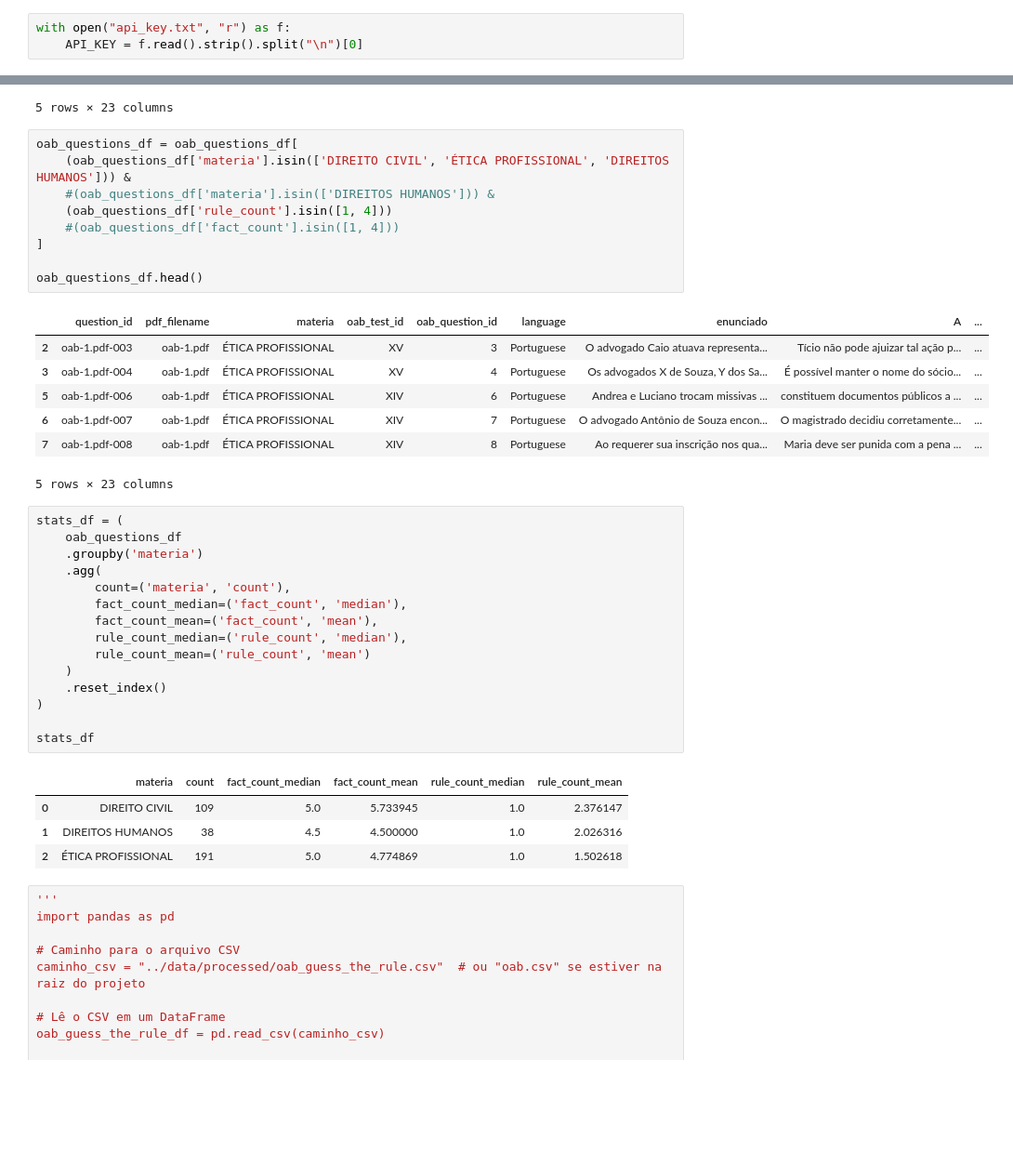
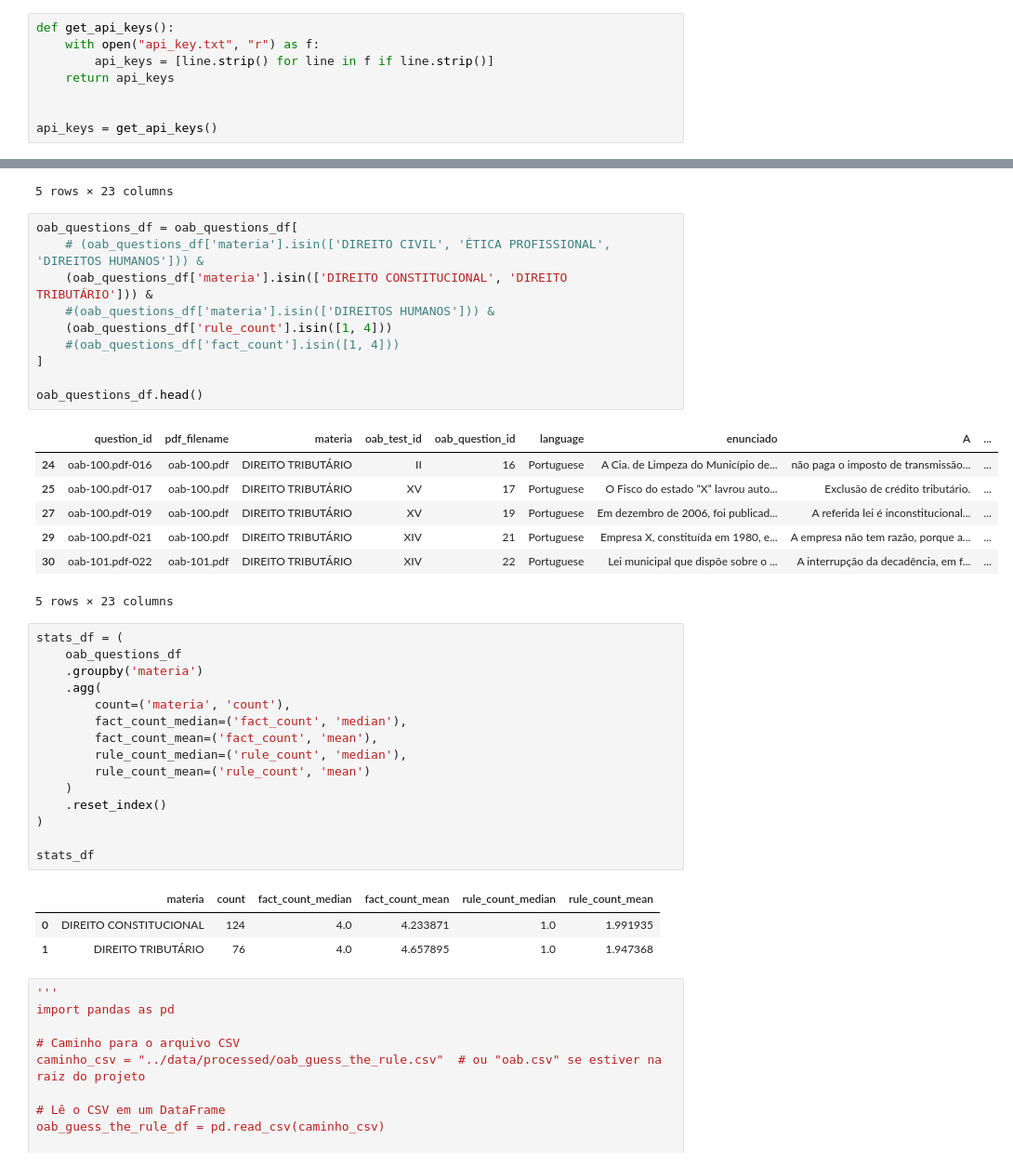
Before and after one commit to pcalais/law-cognitive-structure, a Jupyter notebook: notebooks/run-exam.ipynb, the cells around one changed output, grey strips where cells are left out. Shown at 93% size. Cells and saved outputs as stored; diff of their text form; blank space fills up the shorter version.

```diff
--- a/notebooks/run-exam.ipynb
+++ b/notebooks/run-exam.ipynb
@@ -54,8 +54,13 @@ def load_model(model_name):
 #!pip install google-generativeai
 #!pip install -q -U transformers accelerate bitsandbytes
 # %%
-with open("api_key.txt", "r") as f:
-    API_KEY = f.read().strip().split("\n")[0]
+def get_api_keys():
+    with open("api_key.txt", "r") as f:
+        api_keys = [line.strip() for line in f if line.strip()]
+    return api_keys
+
+
+api_keys = get_api_keys()
 # %%
 from google.generativeai import list_models
 import google.generativeai as genai
@@ -124,20 +129,21 @@ oab_questions_df.head()
 5 rows × 23 columns
 # %%
 oab_questions_df = oab_questions_df[
-    (oab_questions_df['materia'].isin(['DIREITO CIVIL', 'ÉTICA PROFISSIONAL', 'DIREITOS HUMANOS'])) &
+    # (oab_questions_df['materia'].isin(['DIREITO CIVIL', 'ÉTICA PROFISSIONAL', 'DIREITOS HUMANOS'])) &
+    (oab_questions_df['materia'].isin(['DIREITO CONSTITUCIONAL', 'DIREITO TRIBUTÁRIO'])) &
     #(oab_questions_df['materia'].isin(['DIREITOS HUMANOS'])) &
     (oab_questions_df['rule_count'].isin([1, 4]))
     #(oab_questions_df['fact_count'].isin([1, 4]))
 ]
 
 oab_questions_df.head()
 # %% [output]
 |  | question_id | pdf_filename | materia | oab_test_id | oab_question_id | language | enunciado | A | ... |
-| 2 | oab-1.pdf-003 | oab-1.pdf | ÉTICA PROFISSIONAL | XV | 3 | Portuguese | O advogado Caio atuava representa... | Tício não pode ajuizar tal ação p... | ... |
-| 3 | oab-1.pdf-004 | oab-1.pdf | ÉTICA PROFISSIONAL | XV | 4 | Portuguese | Os advogados X de Souza, Y dos Sa... | É possível manter o nome do sócio... | ... |
-| 5 | oab-1.pdf-006 | oab-1.pdf | ÉTICA PROFISSIONAL | XIV | 6 | Portuguese | Andrea e Luciano trocam missivas ... | constituem documentos públicos a ... | ... |
-| 6 | oab-1.pdf-007 | oab-1.pdf | ÉTICA PROFISSIONAL | XIV | 7 | Portuguese | O advogado Antônio de Souza encon... | O magistrado decidiu corretamente... | ... |
-| 7 | oab-1.pdf-008 | oab-1.pdf | ÉTICA PROFISSIONAL | XIV | 8 | Portuguese | Ao requerer sua inscrição nos qua... | Maria deve ser punida com a pena ... | ... |
+| 24 | oab-100.pdf-016 | oab-100.pdf | DIREITO TRIBUTÁRIO | II | 16 | Portuguese | A Cia. de Limpeza do Município de... | não paga o imposto de transmissão... | ... |
+| 25 | oab-100.pdf-017 | oab-100.pdf | DIREITO TRIBUTÁRIO | XV | 17 | Portuguese | O Fisco do estado “X” lavrou auto... | Exclusão de crédito tributário. | ... |
+| 27 | oab-100.pdf-019 | oab-100.pdf | DIREITO TRIBUTÁRIO | XV | 19 | Portuguese | Em dezembro de 2006, foi publicad... | A referida lei é inconstitucional... | ... |
+| 29 | oab-100.pdf-021 | oab-100.pdf | DIREITO TRIBUTÁRIO | XIV | 21 | Portuguese | Empresa X, constituída em 1980, e... | A empresa não tem razão, porque a... | ... |
+| 30 | oab-101.pdf-022 | oab-101.pdf | DIREITO TRIBUTÁRIO | XIV | 22 | Portuguese | Lei municipal que dispõe sobre o ... | A interrupção da decadência, em f... | ... |
 5 rows × 23 columns
 # %%
 stats_df = (
@@ -156,9 +162,8 @@ stats_df = (
 stats_df
 # %% [output]
 |  | materia | count | fact_count_median | fact_count_mean | rule_count_median | rule_count_mean |
-| 0 | DIREITO CIVIL | 109 | 5.0 | 5.733945 | 1.0 | 2.376147 |
-| 1 | DIREITOS HUMANOS | 38 | 4.5 | 4.500000 | 1.0 | 2.026316 |
-| 2 | ÉTICA PROFISSIONAL | 191 | 5.0 | 4.774869 | 1.0 | 1.502618 |
+| 0 | DIREITO CONSTITUCIONAL | 124 | 4.0 | 4.233871 | 1.0 | 1.991935 |
+| 1 | DIREITO TRIBUTÁRIO | 76 | 4.0 | 4.657895 | 1.0 | 1.947368 |
 # %%
 '''
 import pandas as pd
```
Also changed, not shown: parts of 6 cells of this notebook.
